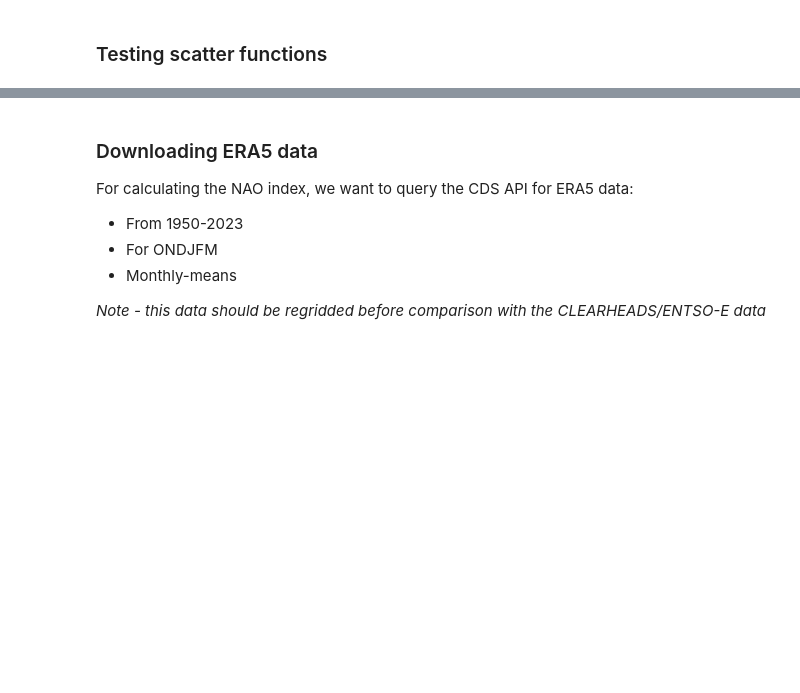
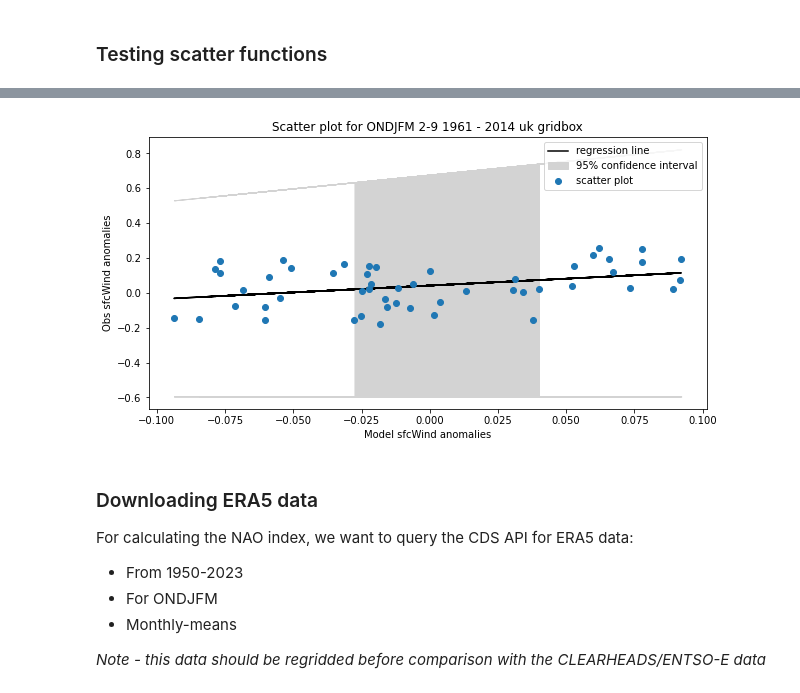
Before and after one commit to benhutchmet/energy-met-corr, a Jupyter notebook: testing_nao_skill.ipynb, the cells around one changed output, grey strips where cells are left out. Saved outputs shown, nothing was run; the diff lists cells and outputs as text; code cells hidden in the pictures; blank space fills up the shorter version.

```diff
--- a/testing_nao_skill.ipynb
+++ b/testing_nao_skill.ipynb
@@ -115,3 +117,10 @@ alt_lag
+# %%
+# Plot the scatter data
+funcs_em.plot_scatter(
+    scatter_dict=dict,
+)
+# %% [output]
+[figure, added]
 # %% [markdown]
 ### Downloading ERA5 data ###
 
```
Also changed, not shown: parts of 2 cells of this notebook, 1 other file.
